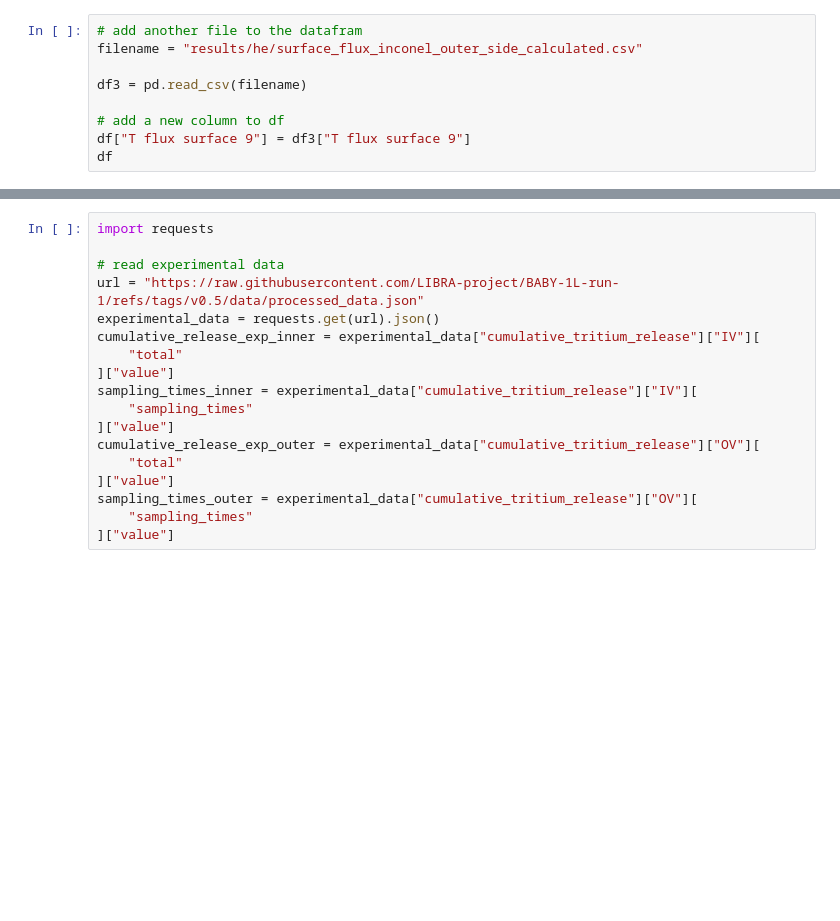
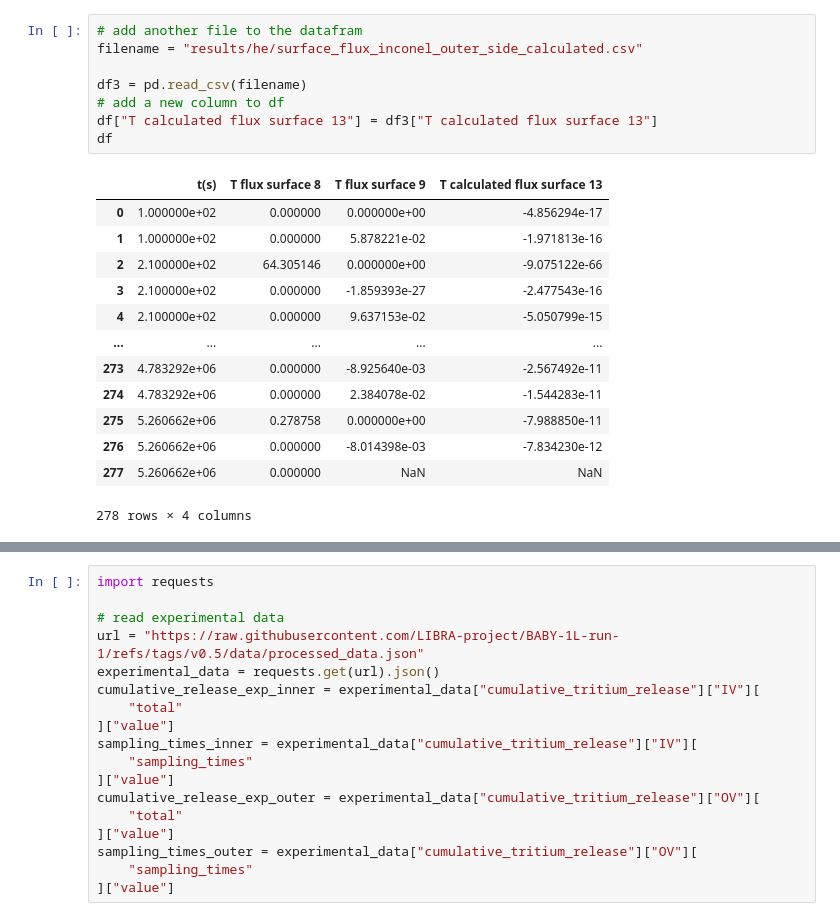
Before and after one commit to LIBRA-project/BABY-tritium-transport, a Jupyter notebook: analysis/plotting.ipynb, the cells around one changed output, grey strips where cells are left out. Drawn from its saved outputs; the diff is of its cells as text; blank space fills up the shorter version.

```diff
--- a/analysis/plotting.ipynb
+++ b/analysis/plotting.ipynb
@@ -22,12 +50,25 @@ df
 # %%
 # add another file to the datafram
 filename = "results/he/surface_flux_inconel_outer_side_calculated.csv"
 
 df3 = pd.read_csv(filename)
-
 # add a new column to df
-df["T flux surface 9"] = df3["T flux surface 9"]
+df["T calculated flux surface 13"] = df3["T calculated flux surface 13"]
 df
+# %% [output]
+|  | t(s) | T flux surface 8 | T flux surface 9 | T calculated flux surface 13 |
+| 0 | 1.000000e+02 | 0.000000 | 0.000000e+00 | -4.856294e-17 |
+| 1 | 1.000000e+02 | 0.000000 | 5.878221e-02 | -1.971813e-16 |
+| 2 | 2.100000e+02 | 64.305146 | 0.000000e+00 | -9.075122e-66 |
+| 3 | 2.100000e+02 | 0.000000 | -1.859393e-27 | -2.477543e-16 |
+| 4 | 2.100000e+02 | 0.000000 | 9.637153e-02 | -5.050799e-15 |
+| ... | ... | ... | ... | ... |
+| 273 | 4.783292e+06 | 0.000000 | -8.925640e-03 | -2.567492e-11 |
+| 274 | 4.783292e+06 | 0.000000 | 2.384078e-02 | -1.544283e-11 |
+| 275 | 5.260662e+06 | 0.278758 | 0.000000e+00 | -7.988850e-11 |
+| 276 | 5.260662e+06 | 0.000000 | -8.014398e-03 | -7.834230e-12 |
+| 277 | 5.260662e+06 | 0.000000 | NaN | NaN |
+278 rows × 4 columns
 # %%
 # sum the duplicate times
 df = df.groupby("t(s)").sum().reset_index()
```
Also changed, not shown: parts of 13 cells of this notebook, 2 other files.
